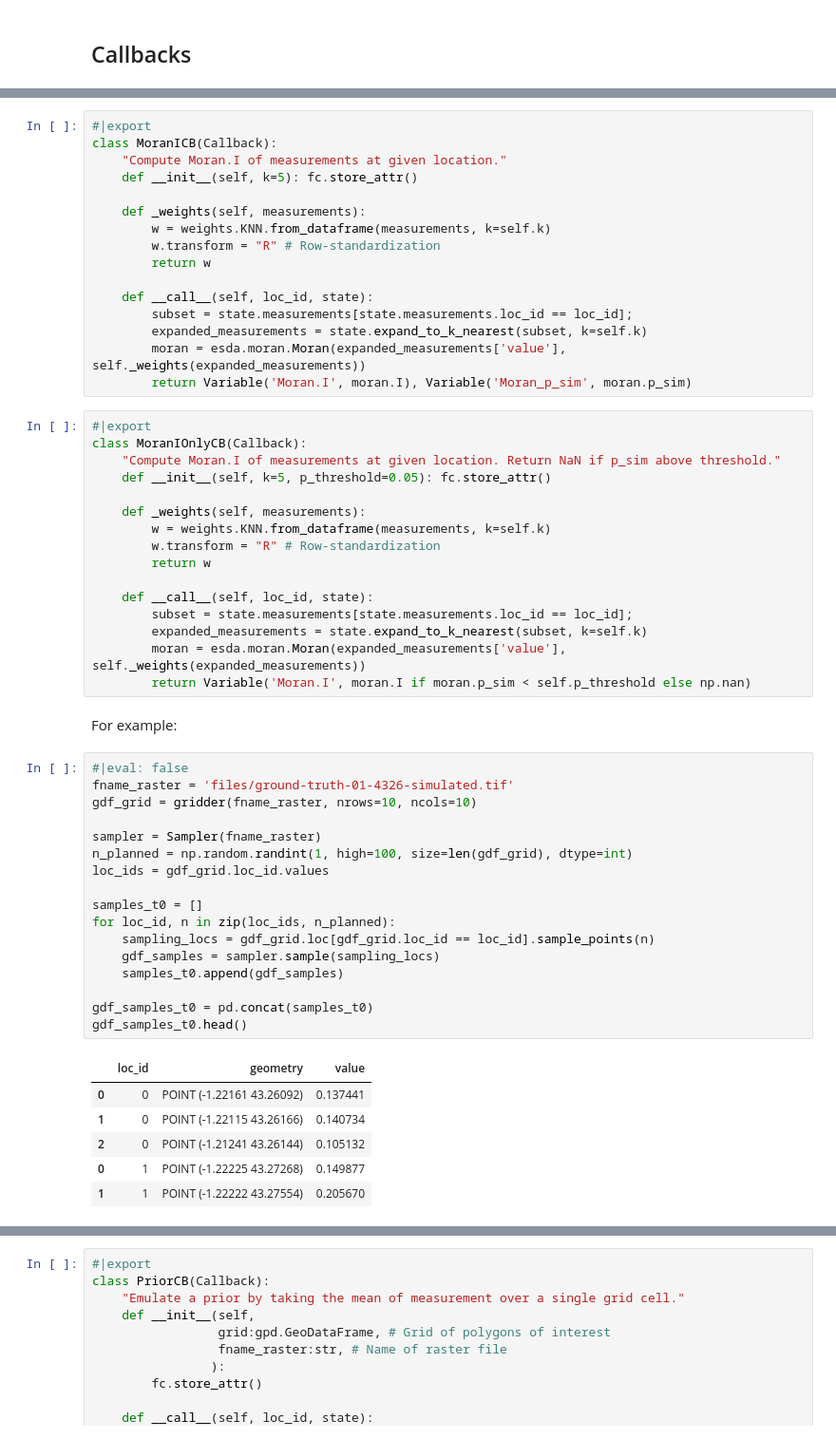
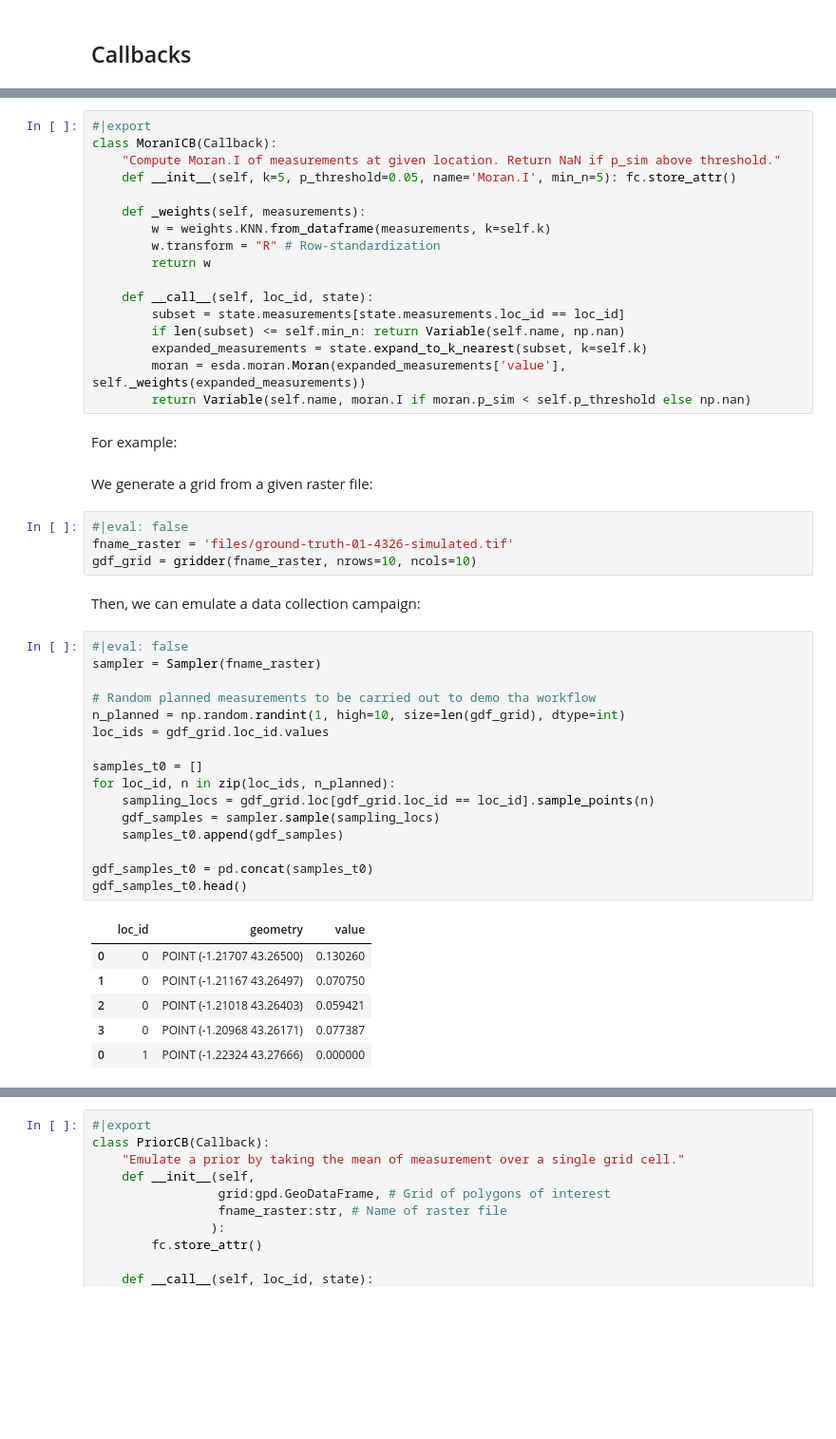
Before and after one commit to franckalbinet/trufl, a Jupyter notebook: nbs/04_callbacks.ipynb, the cells around one changed output, grey strips where cells are left out. Shown: that part at 95% size. Drawn from its saved outputs; the diff is of its cells as text; blank space fills up the shorter version.

```diff
--- a/nbs/04_callbacks.ipynb
+++ b/nbs/04_callbacks.ipynb
@@ -136,8 +152,8 @@ class CountCB(Callback):
 # %%
 #|export
 class MoranICB(Callback):
-    "Compute Moran.I of measurements at given location."
-    def __init__(self, k=5): fc.store_attr()
+    "Compute Moran.I of measurements at given location. Return NaN if p_sim above threshold."
+    def __init__(self, k=5, p_threshold=0.05, name='Moran.I', min_n=5): fc.store_attr()
 
     def _weights(self, measurements):
         w = weights.KNN.from_dataframe(measurements, k=self.k)
@@ -145,51 +161,43 @@ class MoranICB(Callback):
         return w
 
     def __call__(self, loc_id, state):
-        subset = state.measurements[state.measurements.loc_id == loc_id];
+        subset = state.measurements[state.measurements.loc_id == loc_id]
+        if len(subset) <= self.min_n: return Variable(self.name, np.nan)
         expanded_measurements = state.expand_to_k_nearest(subset, k=self.k)
         moran = esda.moran.Moran(expanded_measurements['value'], self._weights(expanded_measurements))
-        return Variable('Moran.I', moran.I), Variable('Moran_p_sim', moran.p_sim)
+        return Variable(self.name, moran.I if moran.p_sim < self.p_threshold else np.nan)
-# %%
-#|export
-class MoranIOnlyCB(Callback):
-    "Compute Moran.I of measurements at given location. Return NaN if p_sim above threshold."
-    def __init__(self, k=5, p_threshold=0.05): fc.store_attr()
-
-    def _weights(self, measurements):
-        w = weights.KNN.from_dataframe(measurements, k=self.k)
-        w.transform = "R" # Row-standardization
-        return w
-
-    def __call__(self, loc_id, state):
-        subset = state.measurements[state.measurements.loc_id == loc_id];
-        expanded_measurements = state.expand_to_k_nearest(subset, k=self.k)
-        moran = esda.moran.Moran(expanded_measurements['value'], self._weights(expanded_measurements))
-        return Variable('Moran.I', moran.I if moran.p_sim < self.p_threshold else np.nan)
 # %% [markdown]
 For example:
+# %% [markdown]
+We generate a grid from a given raster file:
+# %%
+#|eval: false
+fname_raster = 'files/ground-truth-01-4326-simulated.tif'
+gdf_grid = gridder(fname_raster, nrows=10, ncols=10)
+# %% [markdown]
+Then, we can emulate a data collection campaign:
 # %%
 #|eval: false
-fname_raster = 'files/ground-truth-01-4326-simulated.tif'
-gdf_grid = gridder(fname_raster, nrows=10, ncols=10)
+sampler = Sampler(fname_raster)
 
-sampler = Sampler(fname_raster)
-n_planned = np.random.randint(1, high=100, size=len(gdf_grid), dtype=int)
+# Random planned measurements to be carried out to demo tha workflow
+n_planned = np.random.randint(1, high=10, size=len(gdf_grid), dtype=int)
 loc_ids = gdf_grid.loc_id.values
 
 samples_t0 = []
 for loc_id, n in zip(loc_ids, n_planned):
     sampling_locs = gdf_grid.loc[gdf_grid.loc_id == loc_id].sample_points(n)
     gdf_samples = sampler.sample(sampling_locs)
     samples_t0.append(gdf_samples)
 
 gdf_samples_t0 = pd.concat(samples_t0)
 gdf_samples_t0.head()
 # %% [output]
 |  | loc_id | geometry | value |
-| 0 | 0 | POINT (-1.22161 43.26092) | 0.137441 |
-| 1 | 0 | POINT (-1.22115 43.26166) | 0.140734 |
-| 2 | 0 | POINT (-1.21241 43.26144) | 0.105132 |
-| 0 | 1 | POINT (-1.22225 43.27268) | 0.149877 |
-| 1 | 1 | POINT (-1.22222 43.27554) | 0.205670 |
+| 0 | 0 | POINT (-1.21707 43.26500) | 0.130260 |
+| 1 | 0 | POINT (-1.21167 43.26497) | 0.070750 |
+| 2 | 0 | POINT (-1.21018 43.26403) | 0.059421 |
+| 3 | 0 | POINT (-1.20968 43.26171) | 0.077387 |
+| 0 | 1 | POINT (-1.22324 43.27666) | 0.000000 |
 # %%
 #|eval: false
```
Also changed, not shown: parts of 15 cells of this notebook, 5 other files.
